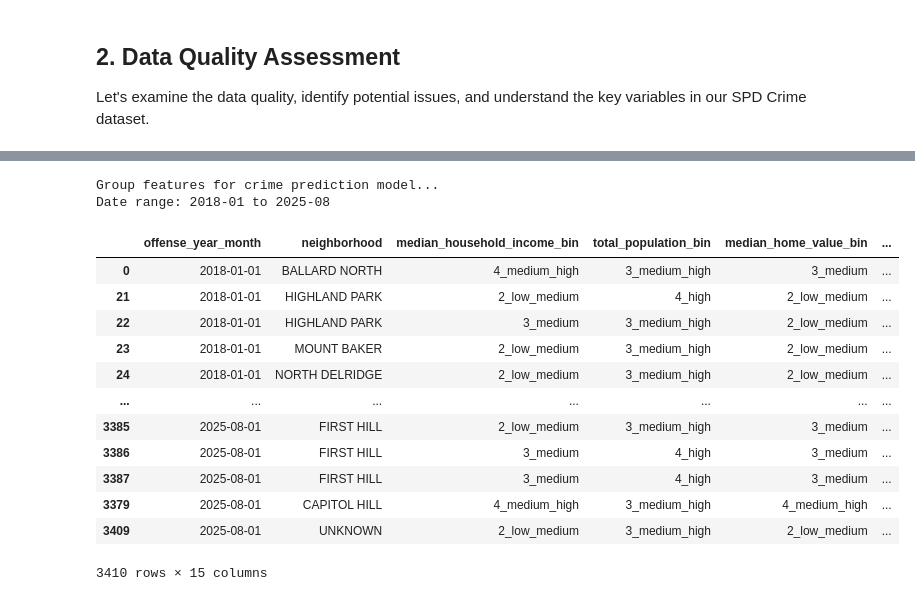
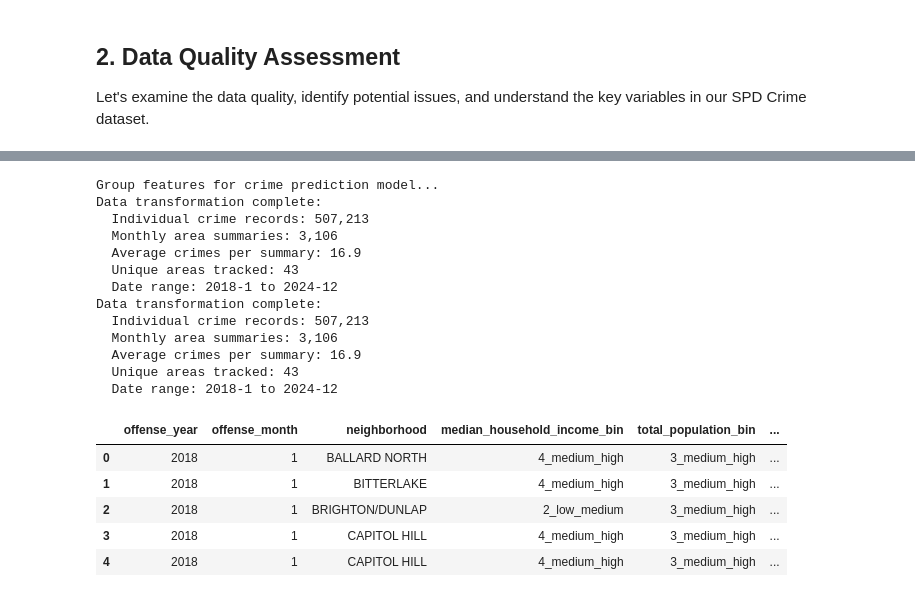
Before and after one commit to Atabow/aiml-projects, a Jupyter notebook: capstone/main.ipynb, the cells around one changed output, grey strips where cells are left out. Drawn from its saved outputs; the diff is of its cells as text; code cells hidden in the pictures.

```diff
--- a/capstone/main.ipynb
+++ b/capstone/main.ipynb
@@ -189,6 +198,7 @@ In this section, we perform comprehensive feature extraction and data preprocess
 - Ensure numerical columns are properly typed for mathematical operations
 - Maintain categorical variables as objects for encoding operations
 # %%
+
 
 # Convert all redacted values to null
 main_df.replace(to_replace='REDACTED', value=np.nan, inplace=True)
@@ -222,6 +232,10 @@ main_df['report_year'] = main_df['report_date_time'].dt.year
 main_df['report_month'] = main_df['report_date_time'].dt.month
 main_df['report_day'] = main_df['report_date_time'].dt.day
 main_df['report_hour'] = main_df['report_date_time'].dt.hour
+
+# Only take data from 2015 onwards to 2024
+main_df = main_df[(main_df['offense_year'] >= 2015) & (main_df['offense_year'] <= 2024)]
+print(f"\nData filtered to 2015-2024: {main_df['offense_year'].min()} to {main_df['offense_year'].max()}")
 
 # Create year-month column
 main_df["offense_year_month"] = pd.to_datetime({
@@ -528,46 +572,53 @@ Given demographic, temporal, and geographic features, predict number of crimes t
 # %%
 print("Group features for crime prediction model...")
 
 # Aggregate crimes by area and month (simplified aggregation for better predictions)
 area_monthly_crimes = prepared_df.groupby([
-    # 'beat',
-    'offense_year_month',
-    # 'offense_hour_bin',
-    # 'offense_category',
+    'offense_year',
+    'offense_month',
     'neighborhood',
     'median_household_income_bin',
     'total_population_bin',
     'median_home_value_bin',
     'white_bin',
     'black_bin',
     'asian_bin',
     'hispanic_bin',
     'native_american_bin',
     'pacific_islander_bin',
     'other_race_bin',
     'precinct',
     'sector'
 ]).size().reset_index(name='crime_count')
 
-area_monthly_crimes = area_monthly_crimes.sort_values(['offense_year_month'])
+area_monthly_crimes = area_monthly_crimes.sort_values(['offense_year', 'offense_month'])
 
-print(f"Date range: {area_monthly_crimes['offense_year_month'].min().strftime('%Y-%m')} to {area_monthly_crimes['offense_year_month'].max().strftime('%Y-%m')}")
+print(f"Data transformation complete:")
+print(f"  Individual crime records: {prepared_df.shape[0]:,}")
+print(f"  Monthly area summaries: {area_monthly_crimes.shape[0]:,}")
+print(f"  Average crimes per summary: {area_monthly_crimes['crime_count'].mean():.1f}")
+print(f"  Unique areas tracked: {area_monthly_crimes['neighborhood'].nunique()}")
+print(f"  Date range: {area_monthly_crimes['offense_year'].min()}-{area_monthly_crimes['offense_month'].min()} to {area_monthly_crimes['offense_year'].max()}-{area_monthly_crimes['offense_month'].max()}")
 
 # Display sample data
-display(area_monthly_crimes)
+display(area_monthly_crimes.head())
 # %% [output]
 Group features for crime prediction model...
-Date range: 2018-01 to 2025-08
+Data transformation complete:
+  Individual crime records: 507,213
+  Monthly area summaries: 3,106
+  Average crimes per summary: 16.9
+  Unique areas tracked: 43
+  Date range: 2018-1 to 2024-12
+Data transformation complete:
+  Individual crime records: 507,213
+  Monthly area summaries: 3,106
+  Average crimes per summary: 16.9
+  Unique areas tracked: 43
+  Date range: 2018-1 to 2024-12
-|  | offense_year_month | neighborhood | median_household_income_bin | total_population_bin | median_home_value_bin | ... |
-| 0 | 2018-01-01 | BALLARD NORTH | 4_medium_high | 3_medium_high | 3_medium | ... |
-| 21 | 2018-01-01 | HIGHLAND PARK | 2_low_medium | 4_high | 2_low_medium | ... |
-| 22 | 2018-01-01 | HIGHLAND PARK | 3_medium | 3_medium_high | 2_low_medium | ... |
-| 23 | 2018-01-01 | MOUNT BAKER | 2_low_medium | 3_medium_high | 2_low_medium | ... |
-| 24 | 2018-01-01 | NORTH DELRIDGE | 2_low_medium | 3_medium_high | 2_low_medium | ... |
-| ... | ... | ... | ... | ... | ... | ... |
-| 3385 | 2025-08-01 | FIRST HILL | 2_low_medium | 3_medium_high | 3_medium | ... |
-| 3386 | 2025-08-01 | FIRST HILL | 3_medium | 4_high | 3_medium | ... |
-| 3387 | 2025-08-01 | FIRST HILL | 3_medium | 4_high | 3_medium | ... |
-| 3379 | 2025-08-01 | CAPITOL HILL | 4_medium_high | 3_medium_high | 4_medium_high | ... |
-| 3409 | 2025-08-01 | UNKNOWN | 2_low_medium | 3_medium_high | 2_low_medium | ... |
+|  | offense_year | offense_month | neighborhood | median_household_income_bin | total_population_bin | ... |
+| 0 | 2018 | 1 | BALLARD NORTH | 4_medium_high | 3_medium_high | ... |
+| 1 | 2018 | 1 | BITTERLAKE | 4_medium_high | 3_medium_high | ... |
+| 2 | 2018 | 1 | BRIGHTON/DUNLAP | 2_low_medium | 3_medium_high | ... |
+| 3 | 2018 | 1 | CAPITOL HILL | 4_medium_high | 3_medium_high | ... |
+| 4 | 2018 | 1 | CAPITOL HILL | 4_medium_high | 3_medium_high | ... |
-3410 rows × 15 columns
```
Also changed, not shown: parts of 22 cells of this notebook, 20 other files.
